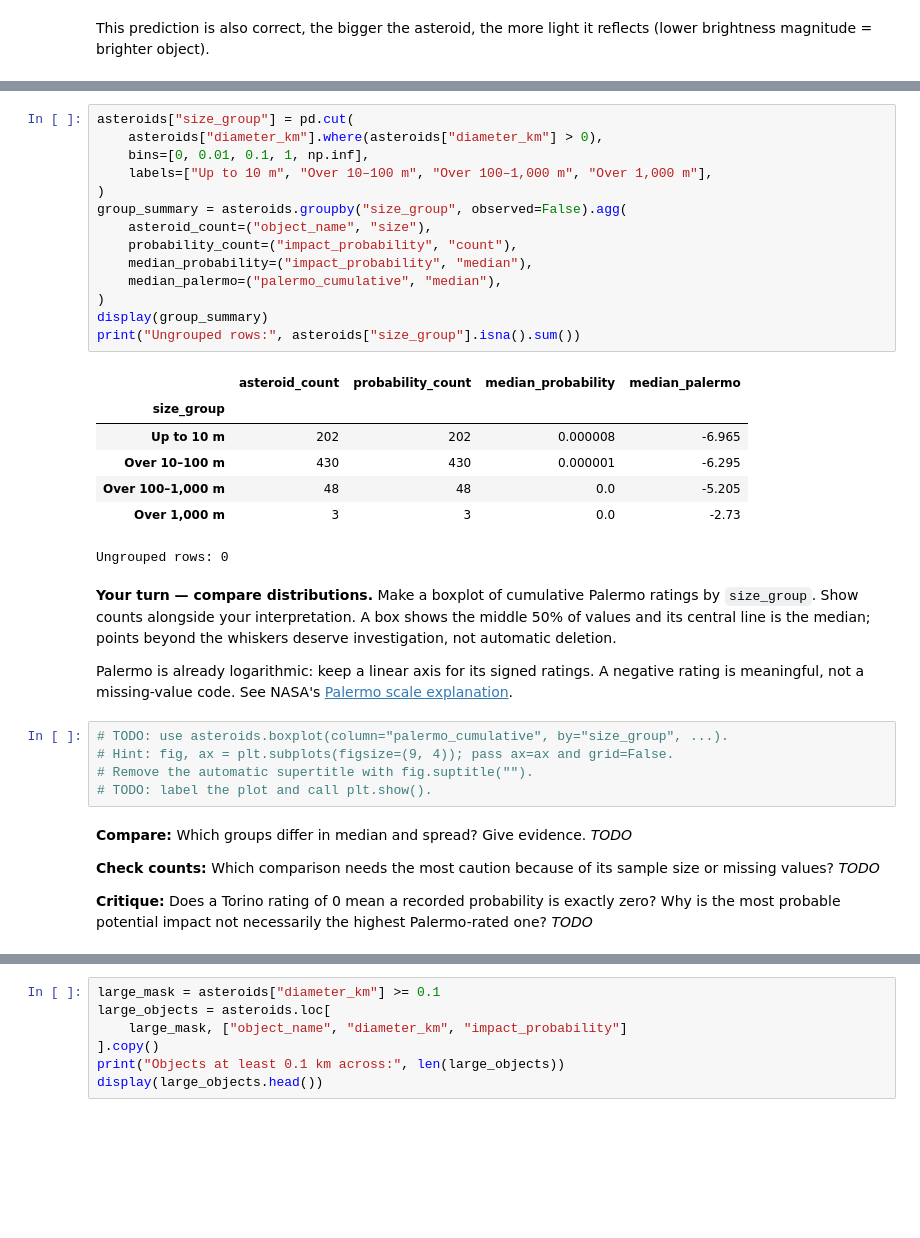
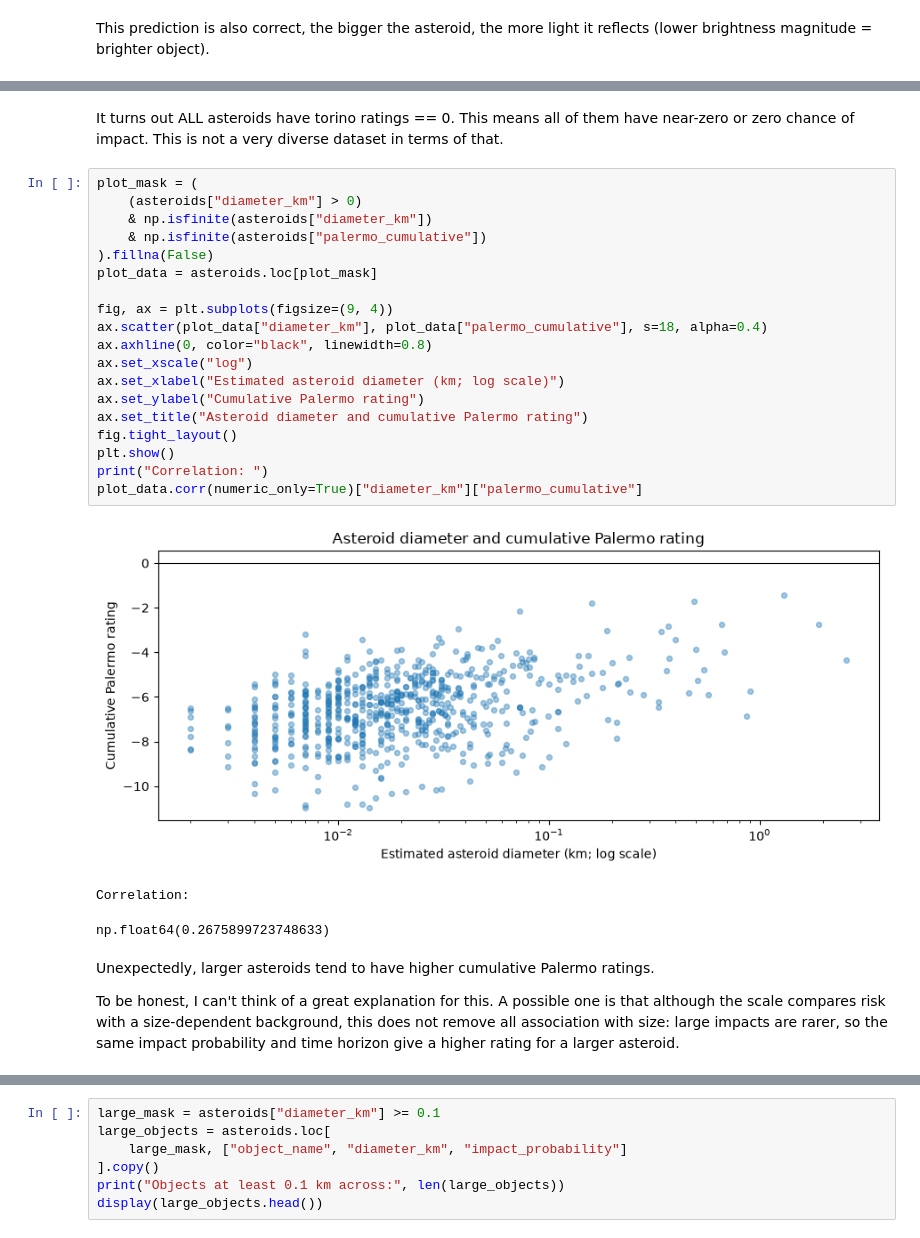
Before and after one commit to mwojtyna/uj, a Jupyter notebook: data-science/2_data_exploration_advanced/2_Asteroid_Impacts_DataExploration.ipynb, the cells around one changed output, grey strips where cells are left out. Cells and saved outputs as stored; diff of their text form; blank space fills up the shorter version.

```diff
--- a/data-science/2_data_exploration_advanced/2_Asteroid_Impacts_DataExploration.ipynb
+++ b/data-science/2_data_exploration_advanced/2_Asteroid_Impacts_DataExploration.ipynb
@@ -312,48 +302,35 @@ Keep counts alongside medians so that small groups are visible.
-# %%
-asteroids["size_group"] = pd.cut(
-    asteroids["diameter_km"].where(asteroids["diameter_km"] > 0),
-    bins=[0, 0.01, 0.1, 1, np.inf],
-    labels=["Up to 10 m", "Over 10–100 m", "Over 100–1,000 m", "Over 1,000 m"],
-)
-group_summary = asteroids.groupby("size_group", observed=False).agg(
-    asteroid_count=("object_name", "size"),
-    probability_count=("impact_probability", "count"),
-    median_probability=("impact_probability", "median"),
-    median_palermo=("palermo_cumulative", "median"),
-)
-display(group_summary)
-print("Ungrouped rows:", asteroids["size_group"].isna().sum())
-# %% [output]
-|  | asteroid_count | probability_count | median_probability | median_palermo |
-| size_group |  |  |  |  |
-| Up to 10 m | 202 | 202 | 0.000008 | -6.965 |
-| Over 10–100 m | 430 | 430 | 0.000001 | -6.295 |
-| Over 100–1,000 m | 48 | 48 | 0.0 | -5.205 |
-| Over 1,000 m | 3 | 3 | 0.0 | -2.73 |
-Ungrouped rows: 0
-# %% [markdown]
-**Your turn — compare distributions.** Make a boxplot of cumulative Palermo
-ratings by `size_group`. Show counts alongside your interpretation. A box shows
-the middle 50% of values and its central line is the median; points beyond the
-whiskers deserve investigation, not automatic deletion.
-
-Palermo is already logarithmic: keep a linear axis for its signed ratings.
-A negative rating is meaningful, not a missing-value code. See NASA's
-[Palermo scale explanation](https://cneos.jpl.nasa.gov/sentry/palermo_scale.html).
-# %%
-# TODO: use asteroids.boxplot(column="palermo_cumulative", by="size_group", ...).
-# Hint: fig, ax = plt.subplots(figsize=(9, 4)); pass ax=ax and grid=False.
-# Remove the automatic supertitle with fig.suptitle("").
-# TODO: label the plot and call plt.show().
-# %% [markdown]
-**Compare:** Which groups differ in median and spread? Give evidence. _TODO_
-
-**Check counts:** Which comparison needs the most caution because of its sample
-size or missing values? _TODO_
-
-**Critique:** Does a Torino rating of 0 mean a recorded probability is exactly
-zero? Why is the most probable potential impact not necessarily the highest
-Palermo-rated one? _TODO_
+# %% [markdown]
+It turns out ALL asteroids have torino ratings == 0. This means all of them have near-zero or zero chance of impact. This is not a very diverse dataset in terms of that.
+# %%
+plot_mask = (
+    (asteroids["diameter_km"] > 0)
+    & np.isfinite(asteroids["diameter_km"])
+    & np.isfinite(asteroids["palermo_cumulative"])
+).fillna(False)
+plot_data = asteroids.loc[plot_mask]
+
+fig, ax = plt.subplots(figsize=(9, 4))
+ax.scatter(plot_data["diameter_km"], plot_data["palermo_cumulative"], s=18, alpha=0.4)
+ax.axhline(0, color="black", linewidth=0.8)
+ax.set_xscale("log")
+ax.set_xlabel("Estimated asteroid diameter (km; log scale)")
+ax.set_ylabel("Cumulative Palermo rating")
+ax.set_title("Asteroid diameter and cumulative Palermo rating")
+fig.tight_layout()
+plt.show()
+print("Correlation: ")
+plot_data.corr(numeric_only=True)["diameter_km"]["palermo_cumulative"]
+# %% [output]
+[figure, added]
+Correlation:
+np.float64(0.2675899723748633)
+# %% [markdown]
+Unexpectedly, larger asteroids tend to have higher cumulative Palermo ratings.
+
+To be honest, I can't think of a great explanation for this. A possible one is that although the
+scale compares risk with a size-dependent background, this does not remove all
+association with size: large impacts are rarer, so the same impact probability
+and time horizon give a higher rating for a larger asteroid.
 # %% [markdown]
 ## Exercise 4 — Filter, derive a measure, and rank a subset
 
```
Also changed, not shown: parts of 8 cells of this notebook.
